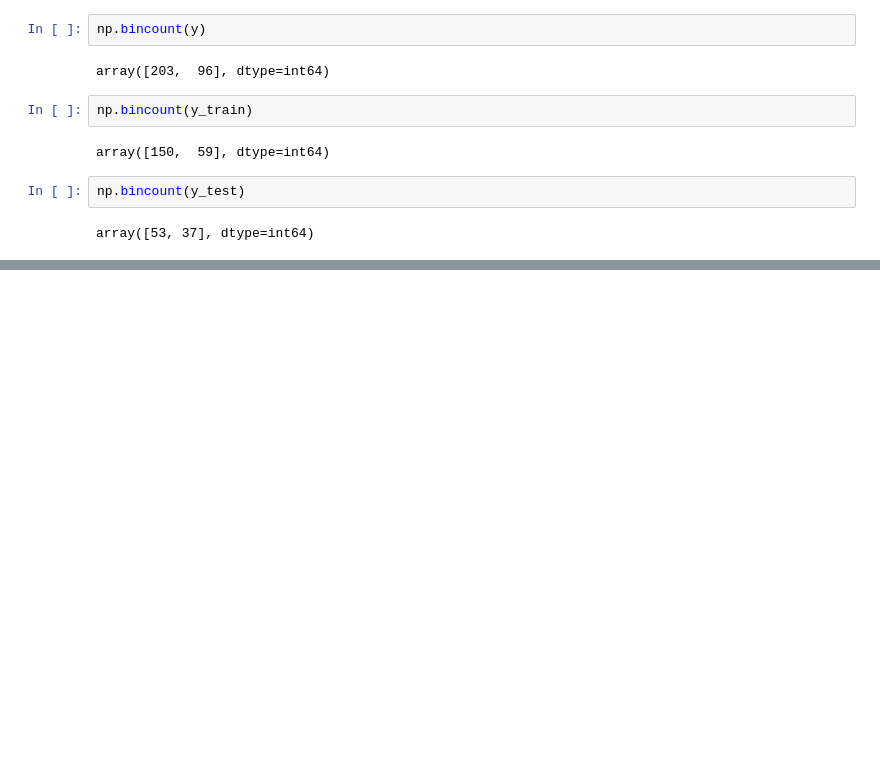
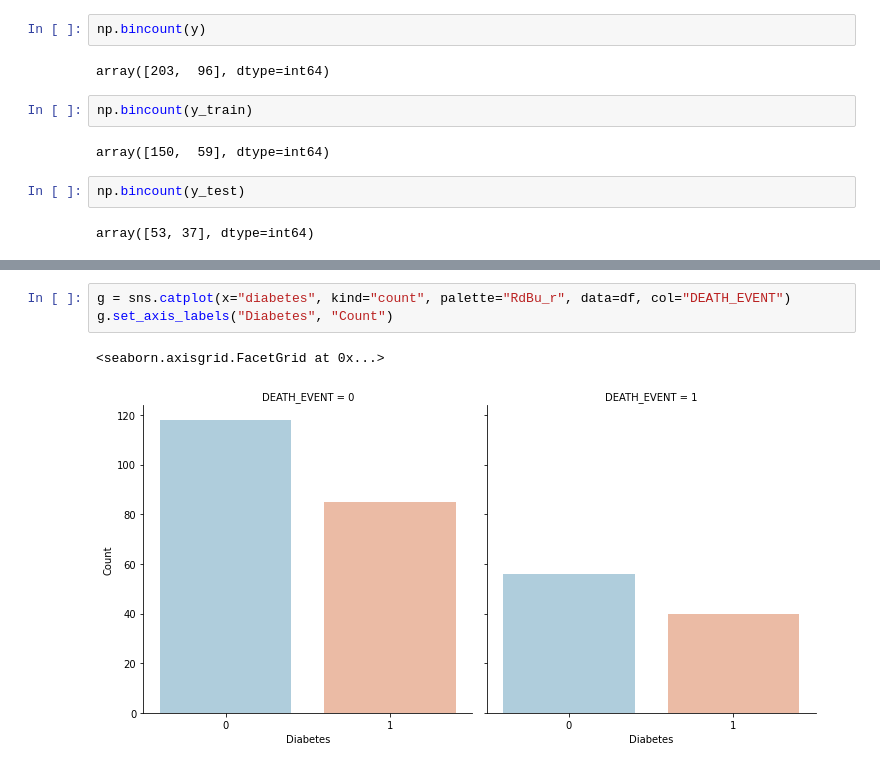
Before and after one commit to tjones104/Heart-Failure-Classification, a Jupyter notebook: COSC3337_Project2_JonesTristan.ipynb, the cells around one changed output, grey strips where cells are left out. Cells and saved outputs as stored; diff of their text form; blank space fills up the shorter version.

```diff
--- a/COSC3337_Project2_JonesTristan.ipynb
+++ b/COSC3337_Project2_JonesTristan.ipynb
@@ -266,0 +151,6 @@ Text(0.5, 1.0, 'Smoking Frequency Per Class')
+# %%
+g = sns.catplot(x="diabetes", kind="count", palette="RdBu_r", data=df, col="DEATH_EVENT")
+g.set_axis_labels("Diabetes", "Count")
+# %% [output]
+<seaborn.axisgrid.FacetGrid at 0x...>
+[figure, added]
```
Also changed, not shown: parts of 32 cells of this notebook.
